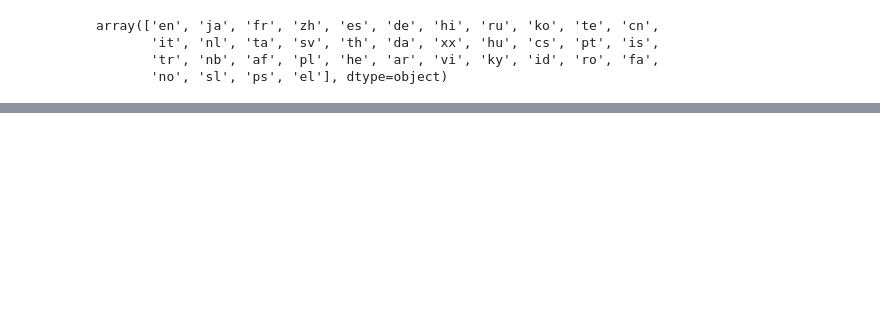
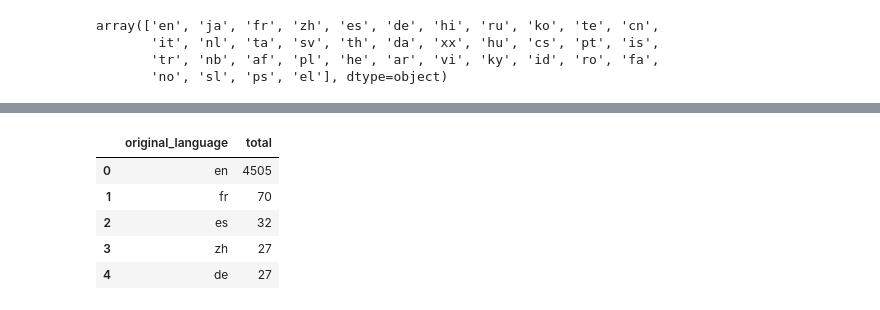
Before and after one commit to marquesgabi/Alura, a Jupyter notebook: Data_Science_analise_e_visualizacao_de_dados/Aula_2/Aula_2.ipynb, the cells around one changed output, grey strips where cells are left out. Cells and saved outputs as stored; diff of their text form; code cells hidden in the pictures; blank space fills up the shorter version.

```diff
--- a/Data_Science_analise_e_visualizacao_de_dados/Aula_2/Aula_2.ipynb
+++ b/Data_Science_analise_e_visualizacao_de_dados/Aula_2/Aula_2.ipynb
@@ -138,0 +179,9 @@ array(['en', 'ja', 'fr', 'zh', 'es', 'de', 'hi', 'ru', 'ko', 'te', 'cn',
+# %%
+contagem_de_lingua.head()
+# %% [output]
+|  | original_language | total |
+| 0 | en | 4505 |
+| 1 | fr | 70 |
+| 2 | es | 32 |
+| 3 | zh | 27 |
+| 4 | de | 27 |
```
Also changed, not shown: parts of 4 cells of this notebook.
